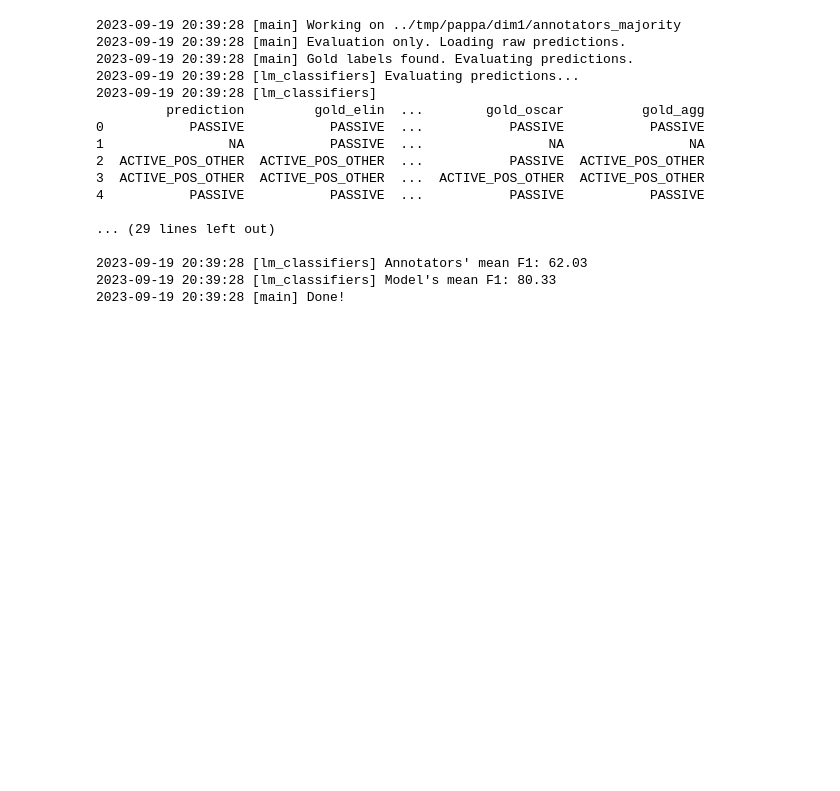
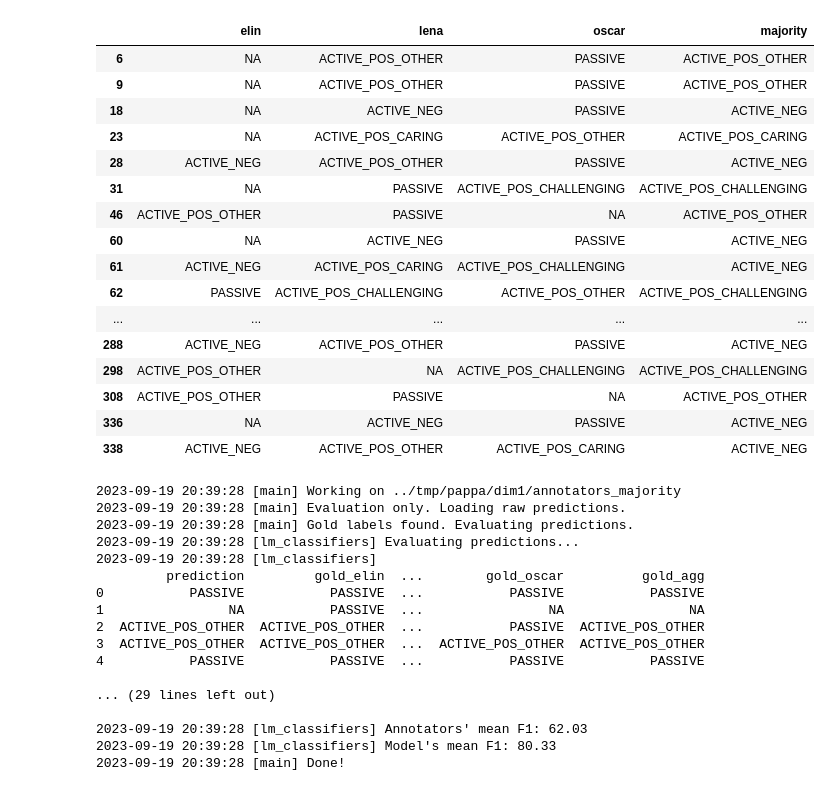
Before and after one commit to lorelupo/pappa, a Jupyter notebook: notebooks/compute_annotators_majority.ipynb, the cells around one changed output. Saved outputs shown, nothing was run; the diff lists cells and outputs as text; code cells hidden in the pictures; blank space fills up the shorter version.

```diff
--- a/notebooks/compute_annotators_majority.ipynb
+++ b/notebooks/compute_annotators_majority.ipynb
@@ -8,6 +8,48 @@ if not path in sys.path :
 
 from lm_classifiers import LMClassifier
 from task_manager import TaskManager
+# %%
+inpath1 = '../data/pappa/human_annotation/dim1.csv'
+inpath2 = '../data/pappa/human_annotation/dim2.csv'
+inpath3 = '../data/pappa/human_annotation/dim3.csv'
+
+
+df1 = pd.read_csv(inpath1, sep=';').fillna('NA')
+df2 = pd.read_csv(inpath2, sep=';').fillna('NA')
+df3 = pd.read_csv(inpath3, sep=';').fillna('NA')
+
+# compute the majority label from columns elin, lena, and oscar
+df1['majority'] = df1[['elin', 'lena', 'oscar']].mode(axis=1)[0]
+df2['majority'] = df2[['elin', 'lena', 'oscar']].mode(axis=1)[0]
+df3['majority'] = df3[['elin', 'lena', 'oscar']].mode(axis=1)[0]
+
+df1[['elin', 'lena', 'oscar', 'majority']].iloc[:20]
+
+# Check if 'elin', 'lena', and 'oscar' contain different values in each row
+different_values_mask = df1[['elin', 'lena', 'oscar']].apply(lambda row: len(set(row)) == len(row), axis=1)
+
+# Retrieve rows where 'elin', 'lena', and 'oscar' contain different values
+result_df = df1[different_values_mask][['elin', 'lena', 'oscar', 'majority']]
+
+result_df # the df.mode() function returns the first value (alphabetical order) in case of ties
+# %% [output]
+|  | elin | lena | oscar | majority |
+| 6 | NA | ACTIVE_POS_OTHER | PASSIVE | ACTIVE_POS_OTHER |
+| 9 | NA | ACTIVE_POS_OTHER | PASSIVE | ACTIVE_POS_OTHER |
+| 18 | NA | ACTIVE_NEG | PASSIVE | ACTIVE_NEG |
+| 23 | NA | ACTIVE_POS_CARING | ACTIVE_POS_OTHER | ACTIVE_POS_CARING |
+| 28 | ACTIVE_NEG | ACTIVE_POS_OTHER | PASSIVE | ACTIVE_NEG |
+| 31 | NA | PASSIVE | ACTIVE_POS_CHALLENGING | ACTIVE_POS_CHALLENGING |
+| 46 | ACTIVE_POS_OTHER | PASSIVE | NA | ACTIVE_POS_OTHER |
+| 60 | NA | ACTIVE_NEG | PASSIVE | ACTIVE_NEG |
+| 61 | ACTIVE_NEG | ACTIVE_POS_CARING | ACTIVE_POS_CHALLENGING | ACTIVE_NEG |
+| 62 | PASSIVE | ACTIVE_POS_CHALLENGING | ACTIVE_POS_OTHER | ACTIVE_POS_CHALLENGING |
+| ... | ... | ... | ... | ... |
+| 288 | ACTIVE_NEG | ACTIVE_POS_OTHER | PASSIVE | ACTIVE_NEG |
+| 298 | ACTIVE_POS_OTHER | NA | ACTIVE_POS_CHALLENGING | ACTIVE_POS_CHALLENGING |
+| 308 | ACTIVE_POS_OTHER | PASSIVE | NA | ACTIVE_POS_OTHER |
+| 336 | NA | ACTIVE_NEG | PASSIVE | ACTIVE_NEG |
+| 338 | ACTIVE_NEG | ACTIVE_POS_OTHER | ACTIVE_POS_CARING | ACTIVE_NEG |
 # %%
 inpath1 = '../data/pappa/human_annotation/dim1.csv'
 inpath2 = '../data/pappa/human_annotation/dim2.csv'
```
Also changed, not shown: 48 other files.
